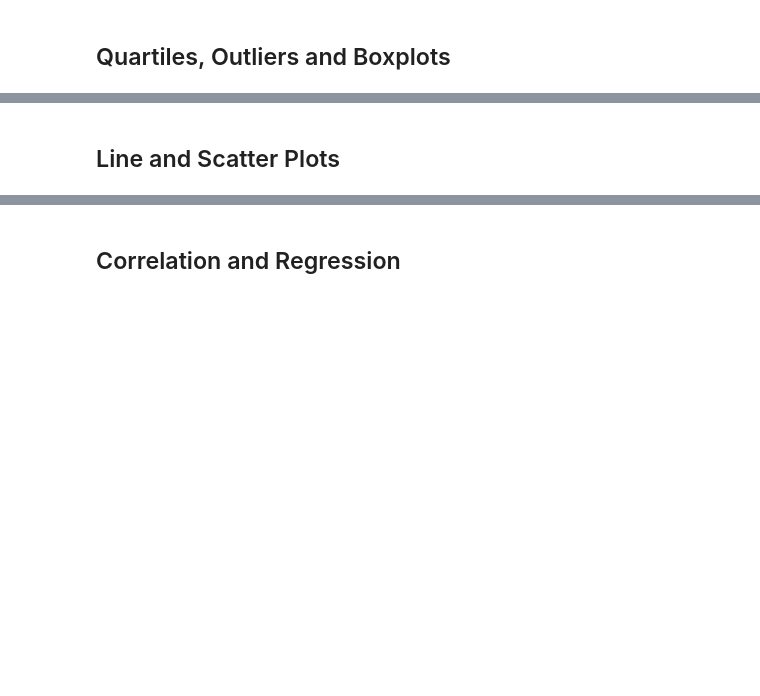
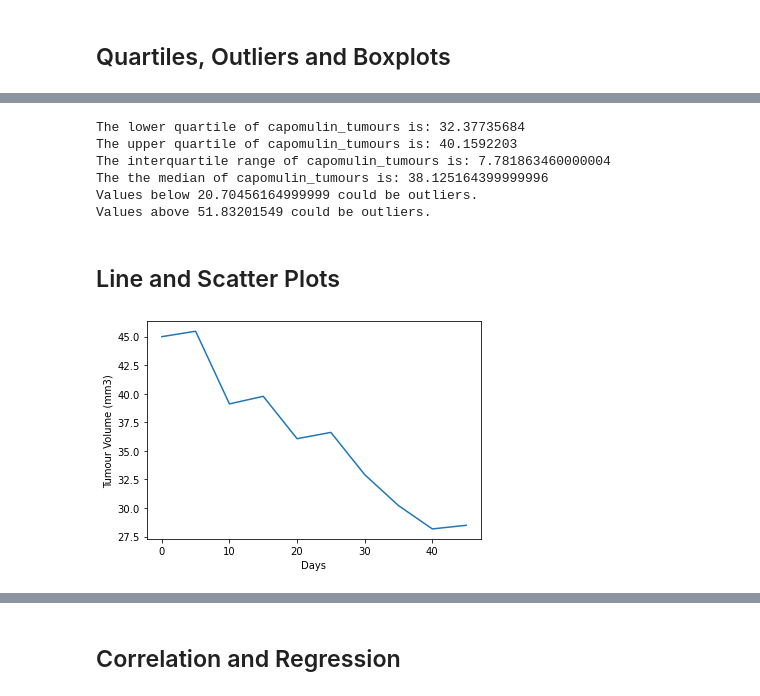
Before and after one commit to Borruu/Module-05-Challenge, a Jupyter notebook: Pymaceuticals/MySolution.ipynb, the cells around one changed output, grey strips where cells are left out. Saved outputs shown, nothing was run; the diff lists cells and outputs as text; code cells hidden in the pictures; blank space fills up the shorter version.

```diff
--- a/Pymaceuticals/MySolution.ipynb
+++ b/Pymaceuticals/MySolution.ipynb
@@ -402,0 +388,22 @@ Name: Timepoint, dtype: int64
+# %%
+# get quartiles. **REPEAT PROCESS FOR OTHER TREATMENTS USING LOOP
+
+quartiles = capomulin_tumours.quantile([.25,.5,.75])
+lowerq = quartiles[0.25]
+upperq = quartiles[0.75]
+iqr = upperq-lowerq
+print(f"The lower quartile of capomulin_tumours is: {lowerq}")
+print(f"The upper quartile of capomulin_tumours is: {upperq}")
+print(f"The interquartile range of capomulin_tumours is: {iqr}")
+print(f"The the median of capomulin_tumours is: {quartiles[0.5]} ")
+lower_bound = lowerq - (1.5*iqr)
+upper_bound = upperq + (1.5*iqr)
+print(f"Values below {lower_bound} could be outliers.")
+print(f"Values above {upper_bound} could be outliers.")
+# %% [output]
+The lower quartile of capomulin_tumours is: 32.37735684
+The upper quartile of capomulin_tumours is: 40.1592203
+The interquartile range of capomulin_tumours is: 7.781863460000004
+The the median of capomulin_tumours is: 38.125164399999996
+Values below 20.70456164999999 could be outliers.
+Values above 51.83201549 could be outliers.
@@ -420,0 +430,14 @@ Name: Timepoint, dtype: int64
+# %%
+# Generate a line plot of tumour volume vs. time point for a mouse treated with Capomulin
+capo_mice_df = clean_df.loc[clean_df['Drug Regimen']=='Capomulin',:]
+capo_mice_df = capo_mice_df.reset_index()
+test_mouse_df = clean_df.loc[clean_df['Mouse ID']=='x401',:]
+
+timepoints_list=test_mouse_df['Timepoint'].values.tolist()
+tmvol_list=test_mouse_df['Tumour Volume (mm3)'].values.tolist()
+plt.plot(timepoints_list,tmvol_list)
+plt.xlabel('Days')
+plt.ylabel('Tumour Volume (mm3)')
+plt.show()
+# %% [output]
+[figure, added]
```
Also changed, not shown: parts of 20 cells of this notebook.
